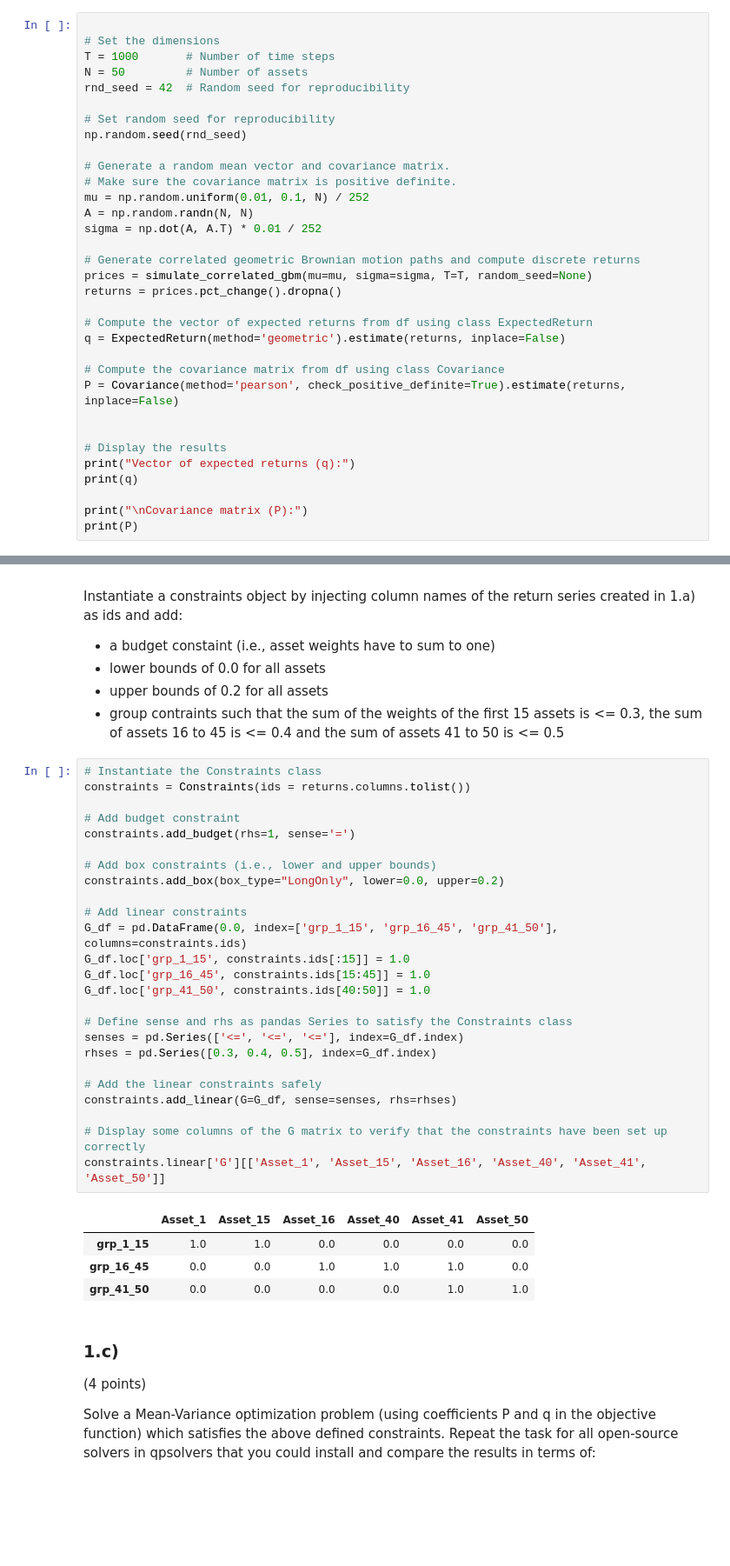
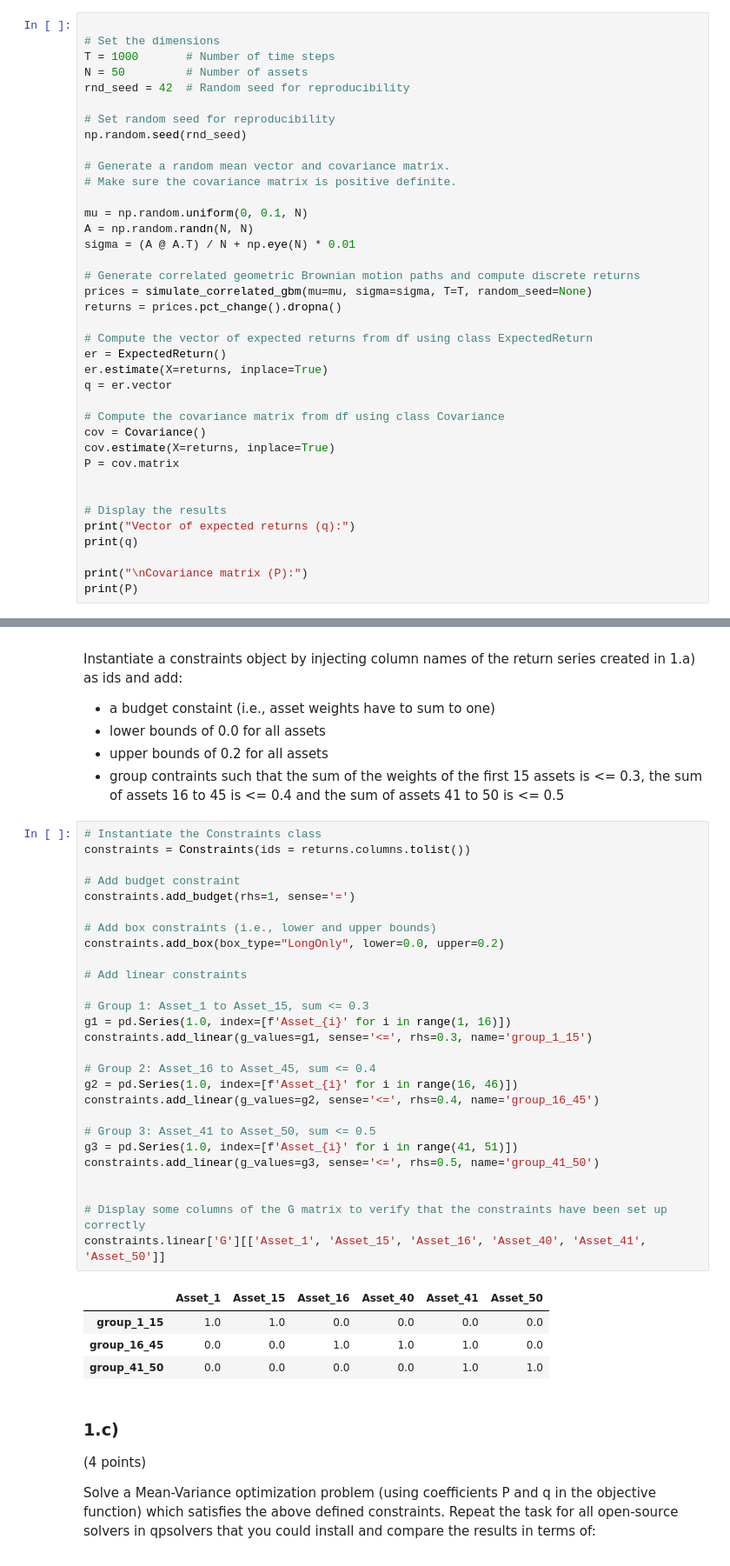
Before and after one commit to cbachela/qpmwp-course, a Jupyter notebook: assignments/assignment_1.ipynb, the cells around one changed output, grey strips where cells are left out. Shown at 87% size. Saved outputs shown, nothing was run; the diff lists cells and outputs as text; blank space fills up the shorter version.

```diff
--- a/assignments/assignment_1.ipynb
+++ b/assignments/assignment_1.ipynb
@@ -48,19 +54,24 @@ np.random.seed(rnd_seed)
 
 # Generate a random mean vector and covariance matrix.
 # Make sure the covariance matrix is positive definite.
-mu = np.random.uniform(0.01, 0.1, N) / 252
+
+mu = np.random.uniform(0, 0.1, N)
 A = np.random.randn(N, N)
-sigma = np.dot(A, A.T) * 0.01 / 252
+sigma = (A @ A.T) / N + np.eye(N) * 0.01
 
 # Generate correlated geometric Brownian motion paths and compute discrete returns
 prices = simulate_correlated_gbm(mu=mu, sigma=sigma, T=T, random_seed=None)
 returns = prices.pct_change().dropna()
 
 # Compute the vector of expected returns from df using class ExpectedReturn
-q = ExpectedReturn(method='geometric').estimate(returns, inplace=False)
+er = ExpectedReturn()
+er.estimate(X=returns, inplace=True)
+q = er.vector
 
 # Compute the covariance matrix from df using class Covariance
-P = Covariance(method='pearson', check_positive_definite=True).estimate(returns, inplace=False)
+cov = Covariance()
+cov.estimate(X=returns, inplace=True)
+P = cov.matrix
 
 
 # Display the results
@@ -99,33 +110,35 @@ Instantiate a constraints object by injecting column names of the return series
 # %%
 # Instantiate the Constraints class
 constraints = Constraints(ids = returns.columns.tolist())
 
 # Add budget constraint
 constraints.add_budget(rhs=1, sense='=')
 
 # Add box constraints (i.e., lower and upper bounds)
 constraints.add_box(box_type="LongOnly", lower=0.0, upper=0.2)
 
 # Add linear constraints
-G_df = pd.DataFrame(0.0, index=['grp_1_15', 'grp_16_45', 'grp_41_50'], columns=constraints.ids)
-G_df.loc['grp_1_15', constraints.ids[:15]] = 1.0
-G_df.loc['grp_16_45', constraints.ids[15:45]] = 1.0
-G_df.loc['grp_41_50', constraints.ids[40:50]] = 1.0
 
-# Define sense and rhs as pandas Series to satisfy the Constraints class
-senses = pd.Series(['<=', '<=', '<='], index=G_df.index)
-rhses = pd.Series([0.3, 0.4, 0.5], index=G_df.index)
+# Group 1: Asset_1 to Asset_15, sum <= 0.3
+g1 = pd.Series(1.0, index=[f'Asset_{i}' for i in range(1, 16)])
+constraints.add_linear(g_values=g1, sense='<=', rhs=0.3, name='group_1_15')
 
-# Add the linear constraints safely
-constraints.add_linear(G=G_df, sense=senses, rhs=rhses)
+# Group 2: Asset_16 to Asset_45, sum <= 0.4
+g2 = pd.Series(1.0, index=[f'Asset_{i}' for i in range(16, 46)])
+constraints.add_linear(g_values=g2, sense='<=', rhs=0.4, name='group_16_45')
+
+# Group 3: Asset_41 to Asset_50, sum <= 0.5
+g3 = pd.Series(1.0, index=[f'Asset_{i}' for i in range(41, 51)])
+constraints.add_linear(g_values=g3, sense='<=', rhs=0.5, name='group_41_50')
+
 
 # Display some columns of the G matrix to verify that the constraints have been set up correctly
 constraints.linear['G'][['Asset_1', 'Asset_15', 'Asset_16', 'Asset_40', 'Asset_41', 'Asset_50']]
 # %% [output]
 |  | Asset_1 | Asset_15 | Asset_16 | Asset_40 | Asset_41 | Asset_50 |
-| grp_1_15 | 1.0 | 1.0 | 0.0 | 0.0 | 0.0 | 0.0 |
-| grp_16_45 | 0.0 | 0.0 | 1.0 | 1.0 | 1.0 | 0.0 |
-| grp_41_50 | 0.0 | 0.0 | 0.0 | 0.0 | 1.0 | 1.0 |
+| group_1_15 | 1.0 | 1.0 | 0.0 | 0.0 | 0.0 | 0.0 |
+| group_16_45 | 0.0 | 0.0 | 1.0 | 1.0 | 1.0 | 0.0 |
+| group_41_50 | 0.0 | 0.0 | 0.0 | 0.0 | 1.0 | 1.0 |
 # %% [markdown]
 ### 1.c)
 (4 points)
```
Also changed, not shown: parts of 8 cells of this notebook, 5 other files.
